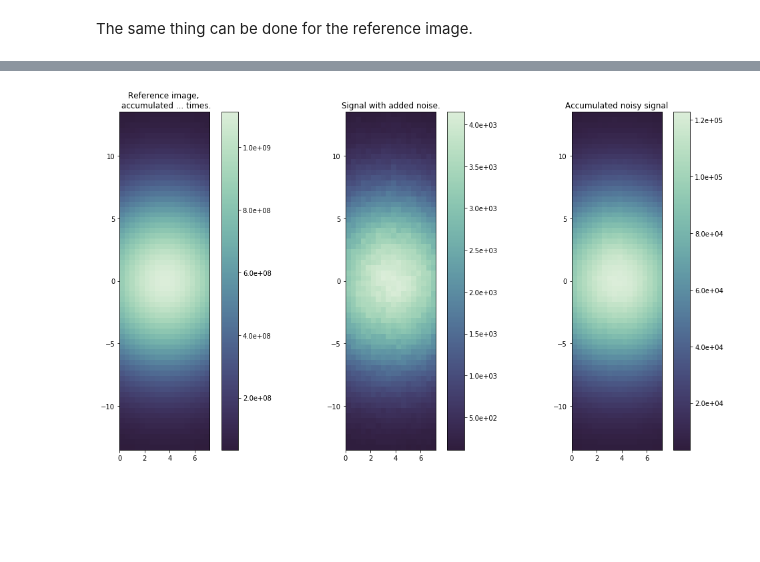
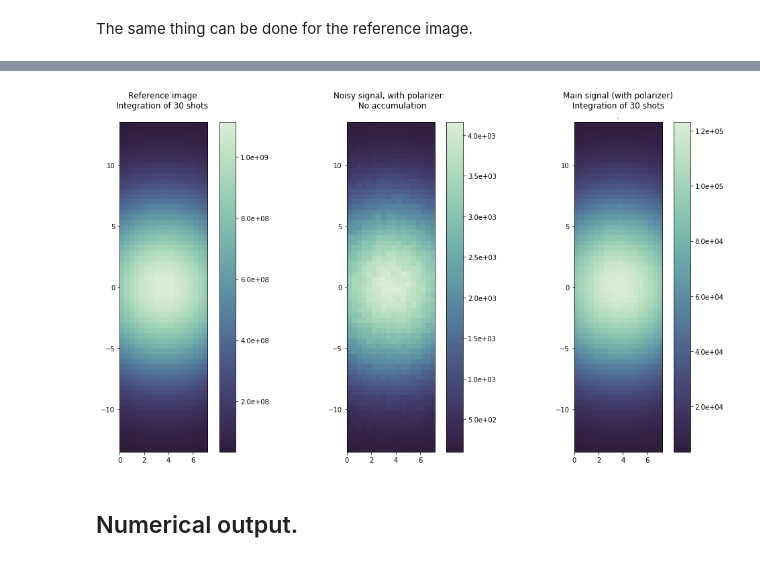
Before and after one commit to pordyna/fdrot, a Jupyter notebook: faraday_rotation_nb.ipynb, the cells around one changed output, grey strips where cells are left out. Drawn from its saved outputs; the diff is of its cells as text; code cells hidden in the pictures; blank space fills up the shorter version.

```diff
--- a/faraday_rotation_nb.ipynb
+++ b/faraday_rotation_nb.ipynb
@@ -152,9 +174,11 @@ For more realistic output some noise is added. To make the data usable again, it
 # A noisy image without accumulation. For comparison.
 exp_with_noise = experiment.add_noise(accumulation=1)
 # %%
-# This generates an image integrated over 30 noisy images.
-exp_noise_acc = experiment.add_noise(accumulation = 30)
+# This generates an image integrated over noisy images.
+accumulation = 30
+exp_noise_acc = experiment.add_noise(accumulation=accumulation)
 # %% [markdown]
 The same thing can be done for the reference image.
 # %%
-base_noise_acc = experiment.add_noise(accumulation=30, image=experiment.beam_profile)
+base_noise_acc = experiment.add_noise(accumulation=accumulation,
+                                      image=experiment.beam_profile)
@@ -234,20 +370,24 @@ def plot_rot(cmap, figsize, rotation, intensity_px, re_rot):
 # %%
-def plot_det(cmap, figsize, base_noise_acc, exp_with_noise, exp_noise_acc):
+def plot_det(cmap, figsize, edges, base_noise_acc, base_noise_acc_tittle,
+         exp_with_noise, exp_with_noise_tittle, exp_noise_acc,
+             exp_noise_acc_tittle):
+
     exp_fig, axis = plt.subplots(1, 3, figsize=figsize)
-    ax_ref_acc, ax_ex_noise, ax_ex_acc = axis
 
-    ax_ref_acc.set_title('Reference image, \n accumulated ... times.')
-    ax_ex_noise.set_title('Signal with added noise.')
-    ax_ex_acc.set_title('Accumulated noisy signal')
+
+    axis[0].set_title(base_noise_acc_tittle)
+    axis[1].set_title(exp_with_noise_tittle)
+    axis[2].set_title(exp_noise_acc_tittle)
     # Image boundaries, used for correct ticks labeling:
-    edges = (experiment.sim.ta_x_s, experiment.sim.ta_x_e,
-             experiment.sim.ta_y_s, experiment.sim.ta_y_e)
-    ax_ref_acc.imshow(base_noise_acc, extent=edges, cmap=cmap)
-    ax_ex_noise.imshow(exp_with_noise, extent=edges, cmap=cmap)
-    ax_ex_acc.imshow(exp_noise_acc, extent=edges, cmap=cmap)
+
+    axis[0].imshow(base_noise_acc, extent=edges, cmap=cmap)
+    axis[1].imshow(exp_with_noise, extent=edges, cmap=cmap)
+    axis[2].imshow(exp_noise_acc, extent=edges, cmap=cmap)
 
     c_bars = [None] * 3
     for ax in axis:
         # Add colorbars:
         exp_fig.colorbar(ax.images[0], ax = ax, format = ticker.StrMethodFormatter('{x:.1e}'))
     plt.tight_layout()
+
+    return exp_fig
@@ -286,4 +428,9 @@ plot_rot(cmap_rotation_extrema, (15,8), experiment.rotation, experiment.intensit
 # %%
-plot_det(cmap_beam_profile, (15,8), base_noise_acc, exp_with_noise, exp_noise_acc)
+det_figure = plot_det(cmap_beam_profile, (15,8), edges, base_noise_acc,
+                      base_noise_acc_tittle,
+                      exp_with_noise, exp_with_noise_tittle,
+                      exp_noise_acc, exp_noise_acc_tittle)
 # %% [output]
-[figure, old version]
+[figure, new version]
+# %% [markdown]
+## Numerical output.
```
Also changed, not shown: parts of 28 cells of this notebook, 3 other files.
